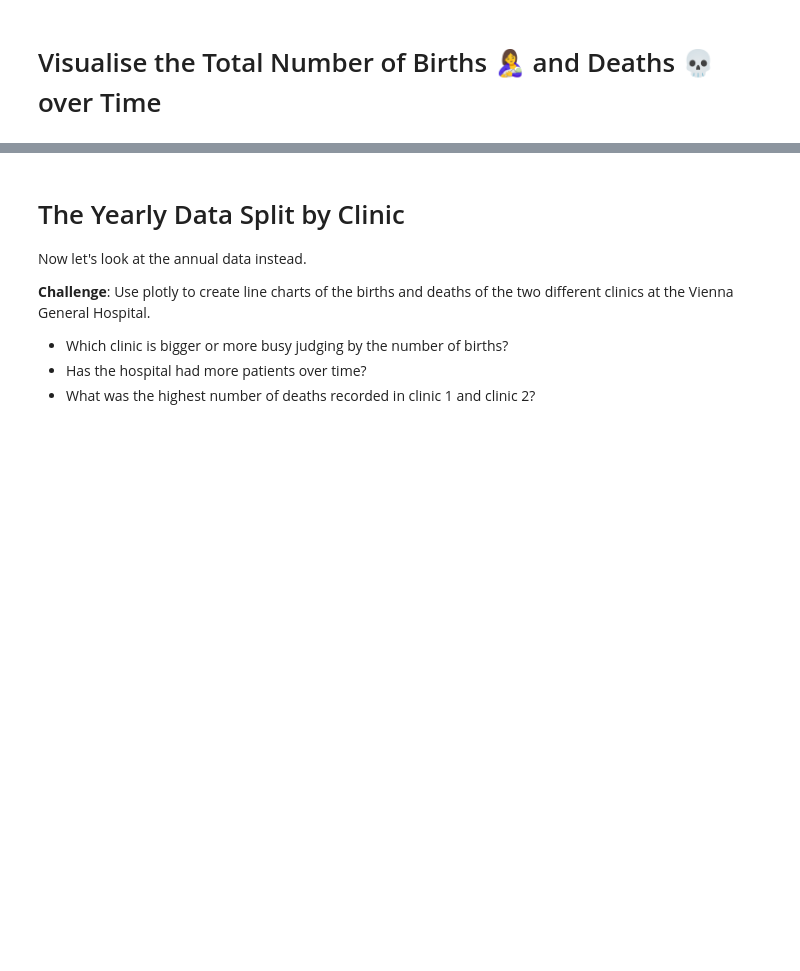
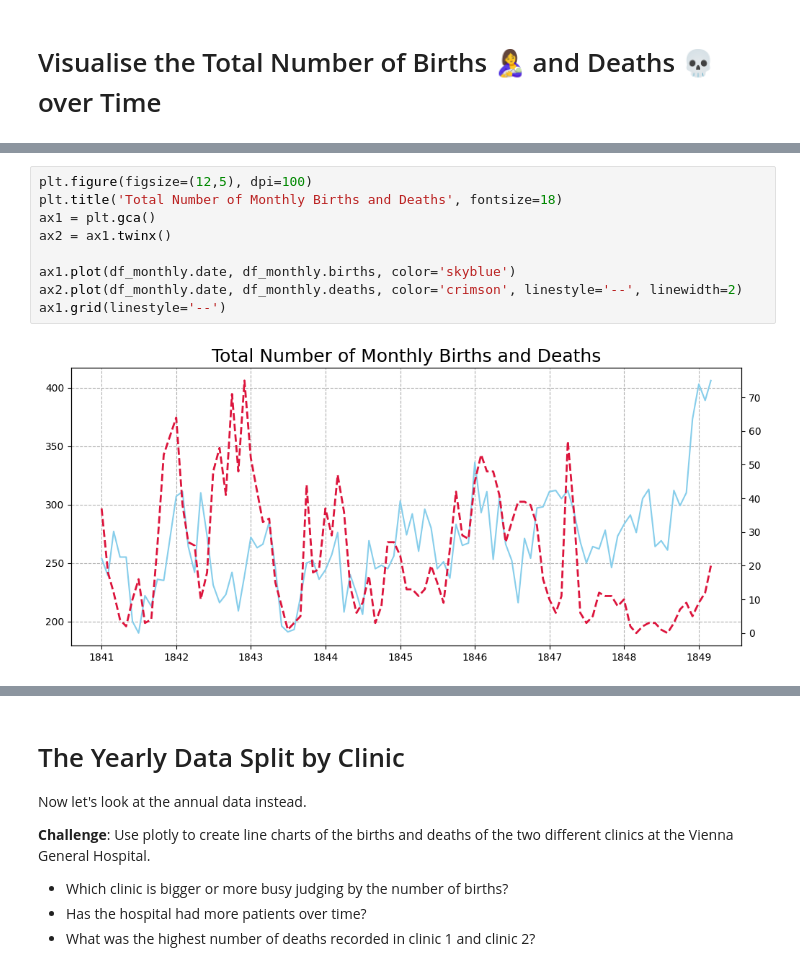
Before and after one commit to Xor01/Semmelweis-Death-Analysis, a Jupyter notebook: Dr_Semmelweis_Handwashing_Discovery.ipynb, the cells around one changed output, grey strips where cells are left out. Saved outputs shown, nothing was run; the diff lists cells and outputs as text; blank space fills up the shorter version.

Commit message:
create Total Number of Monthly Births and Deaths chart

```diff
--- a/Dr_Semmelweis_Handwashing_Discovery.ipynb
+++ b/Dr_Semmelweis_Handwashing_Discovery.ipynb
@@ -185,3 +185,14 @@ Percentage of women when giving birth at the 1840s was: 7.08
 * Use a dashed line style for the number of deaths
 * Change the line thickness to 3 and 2 for the births and deaths respectively.
 * Do you notice anything in the late 1840s?
+# %%
+plt.figure(figsize=(12,5), dpi=100)
+plt.title('Total Number of Monthly Births and Deaths', fontsize=18)
+ax1 = plt.gca()
+ax2 = ax1.twinx()
+
+ax1.plot(df_monthly.date, df_monthly.births, color='skyblue')
+ax2.plot(df_monthly.date, df_monthly.deaths, color='crimson', linestyle='--', linewidth=2)
+ax1.grid(linestyle='--')
+# %% [output]
+[figure, added]
```
Also changed, not shown: parts of 1 cell of this notebook.
